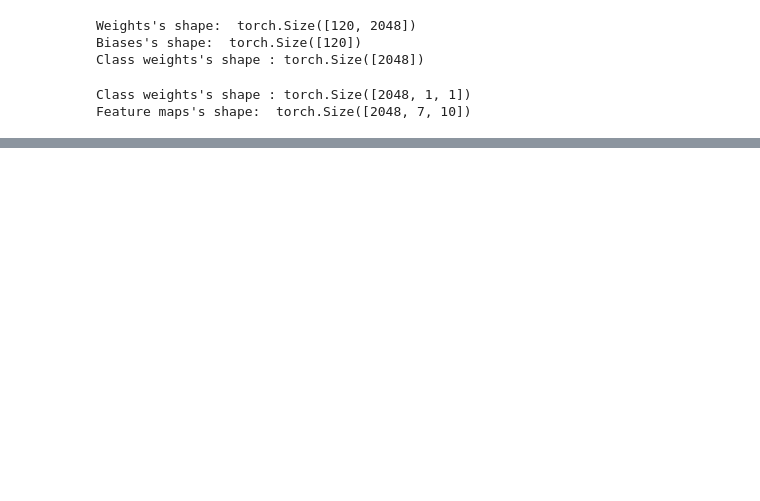
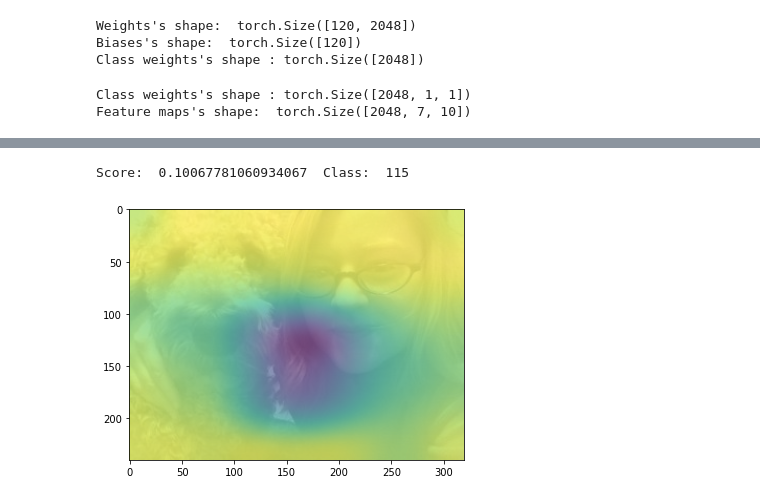
Before and after one commit to tiskus333/SNR_ResNet50, a Jupyter notebook: cam.ipynb, the cells around one changed output, grey strips where cells are left out. Drawn from its saved outputs; the diff is of its cells as text; code cells hidden in the pictures; blank space fills up the shorter version.

```diff
--- a/cam.ipynb
+++ b/cam.ipynb
@@ -217,0 +189,6 @@ Score:  0.6609952449798584  Class:  11
+# %%
+model2 = torchvision.models.resnet50(pretrained=True)
+model2.fc = nn.Linear(in_features=2048, out_features=120,bias=True)
+model2.load_state_dict(torch.load("models/fresh_30_dict.pt"))
+model2.eval()
+model2.to(device)
@@ -217,0 +213,6 @@ Score:  0.6609952449798584  Class:  11
+# %%
+image = Image.open("Images/n02096051-Airedale/n02096051_4991.jpg").convert("RGB")
+getCAM(image,model2).show()
+# %% [output]
+Score:  0.10067781060934067  Class:  115
+[figure, added]
```
Also changed, not shown: parts of 14 cells of this notebook.
